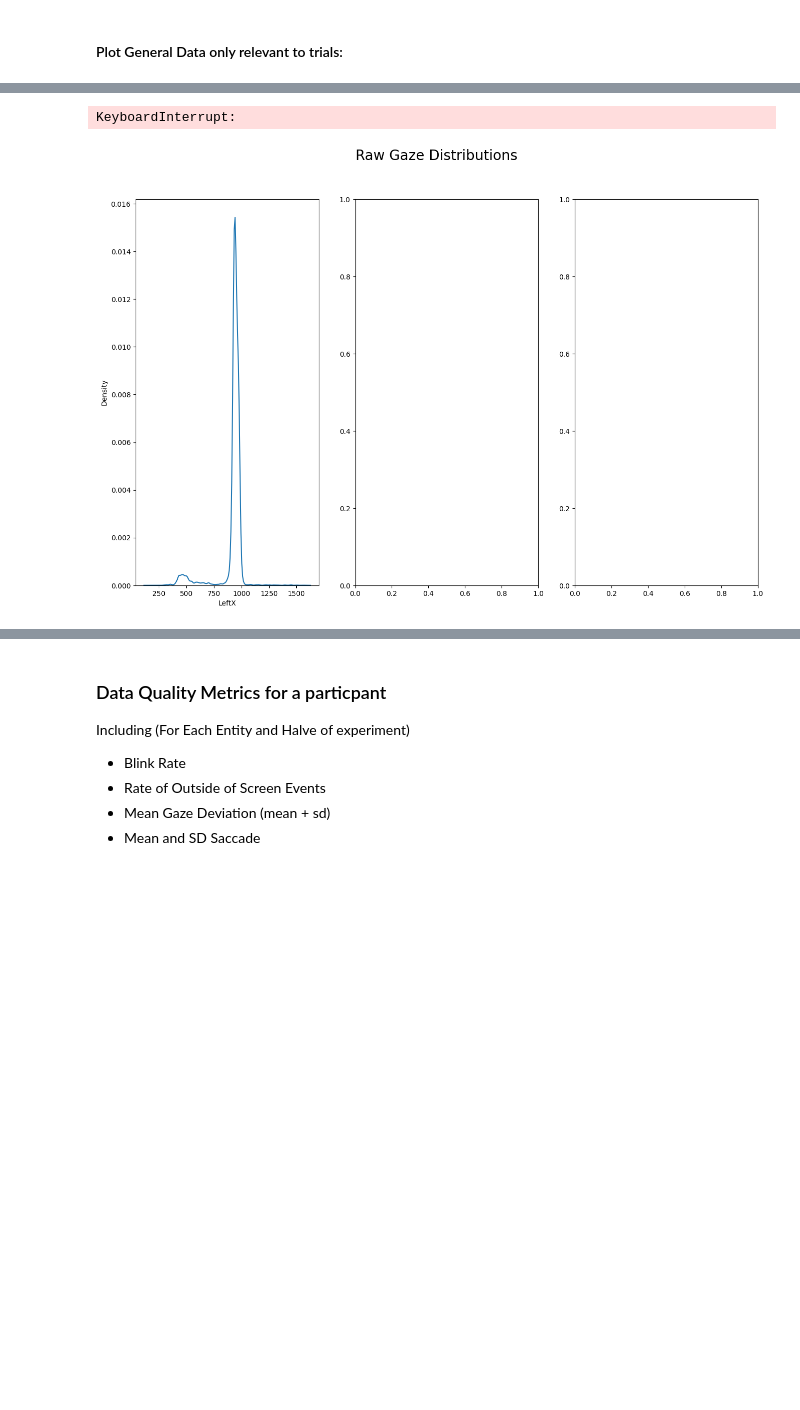
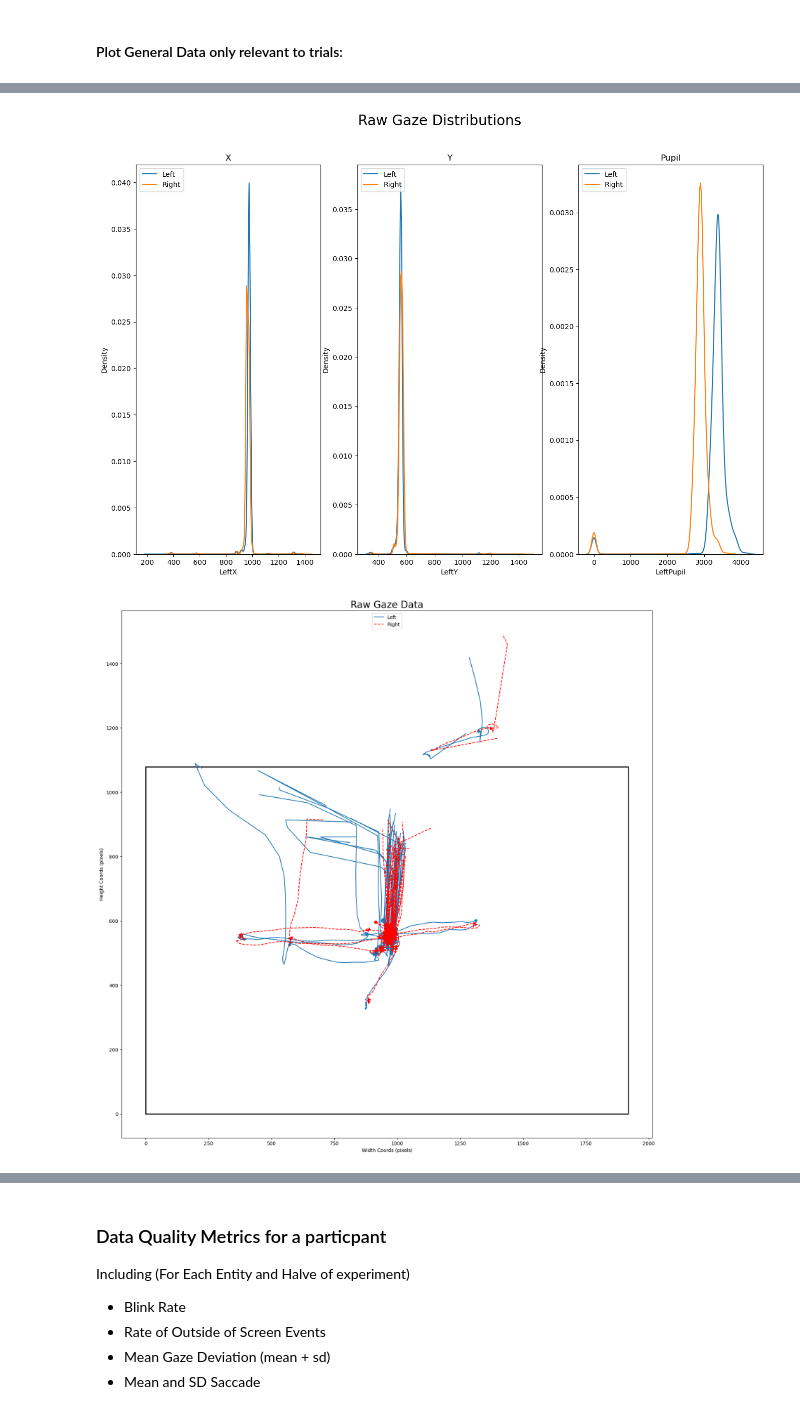
Before and after one commit to MichalDomagala08/startegicMW_lite, a Jupyter notebook: Experiment/analysis/individualAnalysisBenchmarkl.ipynb, the cells around one changed output, grey strips where cells are left out. Saved outputs shown, nothing was run; the diff lists cells and outputs as text; code cells hidden in the pictures; blank space fills up the shorter version.

```diff
--- a/Experiment/analysis/individualAnalysisBenchmarkl.ipynb
+++ b/Experiment/analysis/individualAnalysisBenchmarkl.ipynb
@@ -14,7 +14,7 @@ from analysisFunctions import *
 import os
 import pandas as pd
 
-filename = "DOBA2406"
+filename = "123"
 verbose  = 1;
 
 pd.set_option("display.max_rows",10)
@@ -225,9 +225,9 @@ log_file.write("\n===# Stats and Checks for Experiment Relevant only Data #=== \
 
 
 
-fig1 = eyeRawKDE(RawDF)
+fig1 = eyeRawKDE(allEntities)
 plt.savefig(os.path.join(workingDir,filename,filename+"_Distribution_filt.png"))
-plotRawGaze(RawDF,gazeCoords)
+plotRawGaze(allEntities,gazeCoords)
 plt.savefig(os.path.join(workingDir,filename,filename+"_RawGaze_filt.png"))
 plotPupilTimecourse(RawDFPupilTrue, "Raw Pupil Data with Blinks", blinkDF, saccadesDF, fixationDF, chooseViz='001')
 plt.savefig(os.path.join(workingDir,filename,filename+"_RawPupil_filt.png"))
@@ -249,2 +249,2 @@ Number of NoGaze Data:
-KeyboardInterrupt:
-[figure, old version]
+[figure, new version]
+[figure, added]
```
Also changed, not shown: parts of 19 cells of this notebook, 3 other files.
